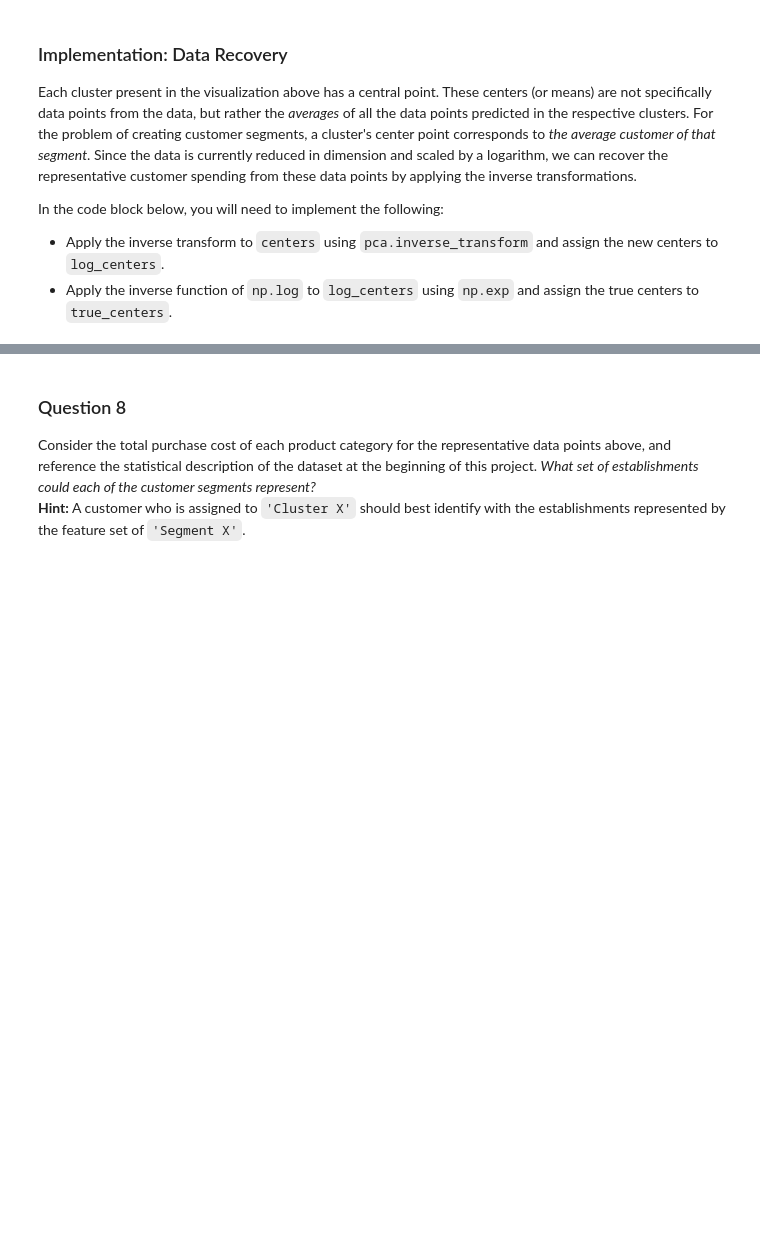
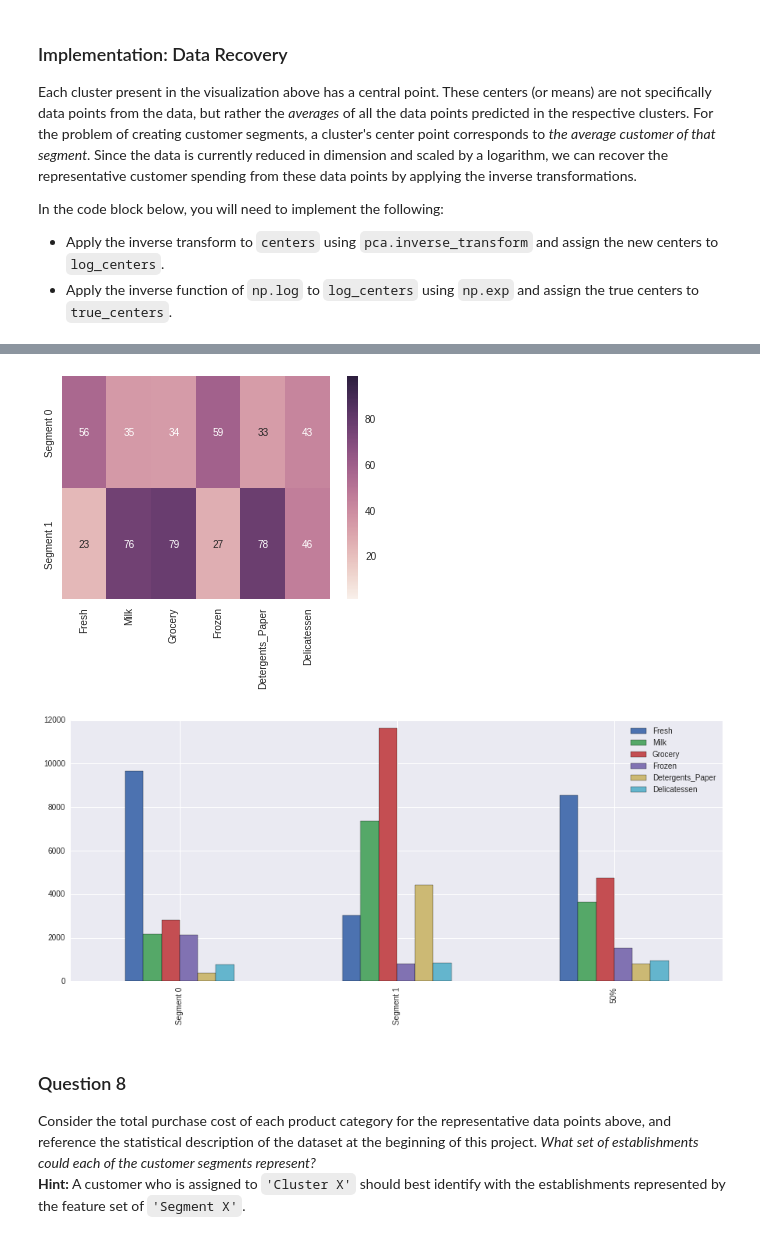
Before and after one commit to afcarl/Udacity-MLND-Project3, a Jupyter notebook: customer_segments.ipynb, the cells around one changed output, grey strips where cells are left out. Cells and saved outputs as stored; diff of their text form; code cells hidden in the pictures; blank space fills up the shorter version.

```diff
--- a/customer_segments.ipynb
+++ b/customer_segments.ipynb
@@ -1100,3 +1168,11 @@ display(gmm_true_centers)
+# %%
+_ = sns.heatmap(percentiles_iForest, vmin=1, vmax=99, annot=True)
+
+true_centers = gmm_true_centers_iForest.append(good_data_iForest.describe().loc['50%'])
+_ = true_centers.plot(kind='bar', figsize=(15,6))
+# %% [output]
+[figure, added]
+[figure, added]
 # %% [markdown]
 ### Question 8
 Consider the total purchase cost of each product category for the representative data points above, and reference the statistical description of the dataset at the beginning of this project. *What set of establishments could each of the customer segments represent?*
```
Also changed, not shown: parts of 18 cells of this notebook.
